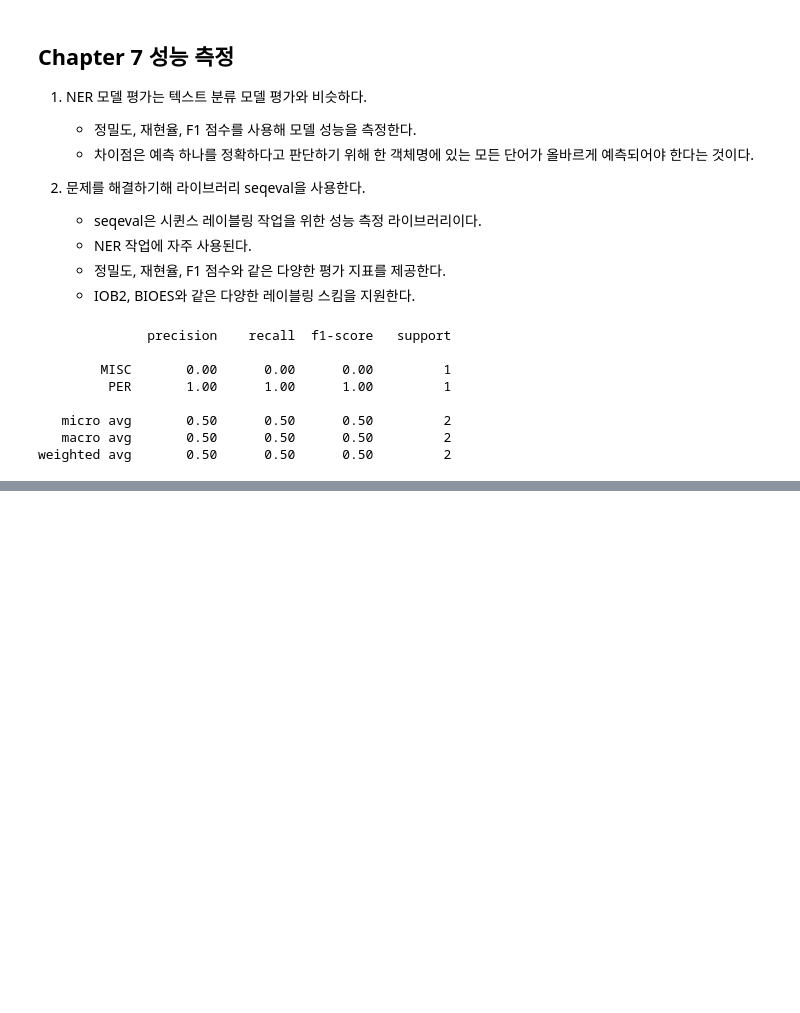
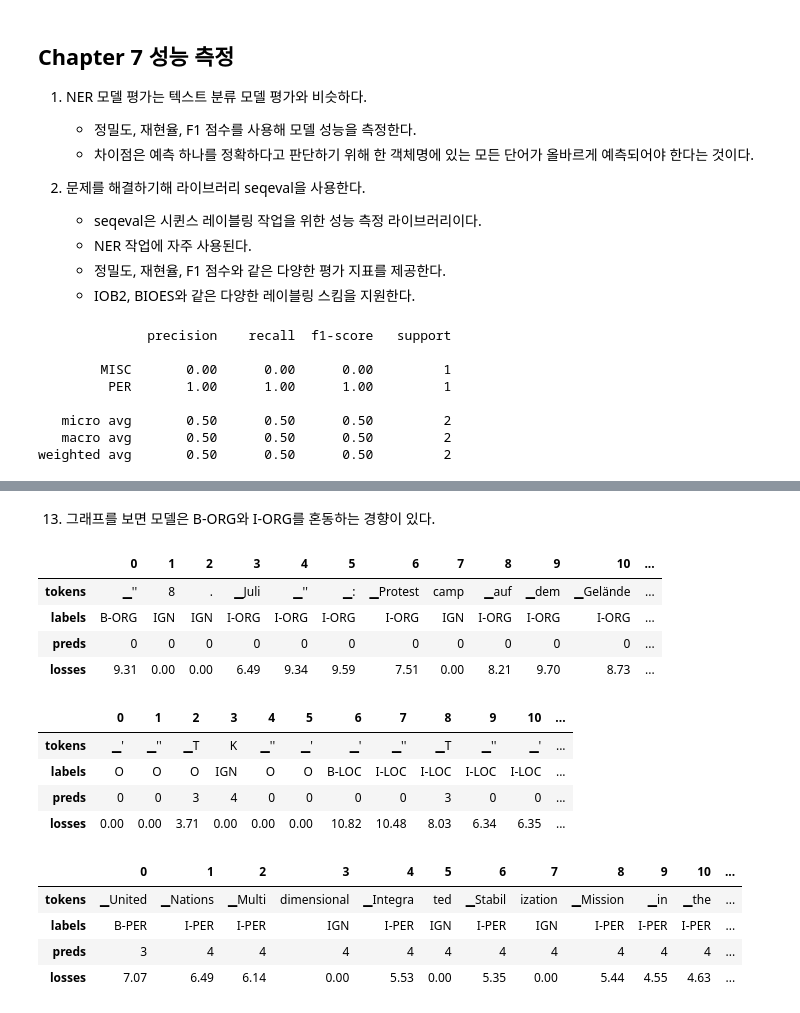
Before and after one commit to redinbluesky/nlp-with-transformers, a Jupyter notebook: 04-다중_언어_개체명_인식.ipynb, the cells around one changed output, grey strips where cells are left out. Cells and saved outputs as stored; diff of their text form; code cells hidden in the pictures; blank space fills up the shorter version.

```diff
--- a/04-다중_언어_개체명_인식.ipynb
+++ b/04-다중_언어_개체명_인식.ipynb
@@ -707,0 +776,4 @@ def align_predictions(predictions, label_ids):
+# %%
+# 훈련 루프를 실행하고 허브에 최종 모델을 업로드한다.
+trainer.train()
+trainer.push_to_hub(commit_message="Fine-tuned XLM-Roberta on PAN-X German dataset Training complete")
@@ -707,0 +872,21 @@ def align_predictions(predictions, label_ids):
+# %%
+index2tag = {idx: tag for idx, tag in enumerate(tags.names)}
+tag2index = {tag: idx for idx, tag in enumerate(tags.names)}
+
+index2tag[-100] = "IGN"
+tag2index["IGN"] = -100
+print(index2tag)
+print(tag2index)
+print( df["predicted_label"])
+print(index2tag[4])
+
+df["input_tokens"] = df["input_ids"].apply(
+    lambda x: xlmr_tokenizer.convert_ids_to_tokens(x))
+
+df["labels"] = df["labels"].apply( lambda x: [index2tag[i] for i in x])
+
+df['loss'] = df.apply(
+    lambda x: x['loss'][:len(x['input_ids'])], axis=1)
+df['predicted_label'] = df.apply(
+    lambda x: x['predicted_label'][:len(x['input_ids'])], axis=1)
+df.head(1)
@@ -707,0 +969,2 @@ def align_predictions(predictions, label_ids):
+# %% [markdown]
+13. 그래프를 보면 모델은 B-ORG와 I-ORG를 혼동하는 경향이 있다.
@@ -707,0 +982,35 @@ def align_predictions(predictions, label_ids):
+# %%
+def get_samples(df):
+    for _, row in df.iterrows():
+        labels, preds, tokens, losses = [], [], [], []
+        for i, mask in enumerate(row["attention_mask"]):
+            if i not in {0, len(row["attention_mask"])}:
+                labels.append(row["labels"][i])
+                preds.append(row["predicted_label"][i])
+                tokens.append(row["input_tokens"][i])
+                losses.append(f"{row['loss'][i]:.2f}")
+        df_tmp = pd.DataFrame({"tokens": tokens, "labels": labels,
+                               "preds": preds, "losses": losses}).T
+        yield df_tmp
+
+df["total_loss"] = df["loss"].apply(sum)
+df_tmp = df.sort_values(by="total_loss", ascending=False).head(3)
+
+for sample in get_samples(df_tmp):
+    display(sample)
+# %% [output]
+|  | 0 | 1 | 2 | 3 | 4 | 5 | 6 | 7 | 8 | 9 | 10 | ... |
+| tokens | ▁'' | 8 | . | ▁Juli | ▁'' | ▁: | ▁Protest | camp | ▁auf | ▁dem | ▁Gelände | ... |
+| labels | B-ORG | IGN | IGN | I-ORG | I-ORG | I-ORG | I-ORG | IGN | I-ORG | I-ORG | I-ORG | ... |
+| preds | 0 | 0 | 0 | 0 | 0 | 0 | 0 | 0 | 0 | 0 | 0 | ... |
+| losses | 9.31 | 0.00 | 0.00 | 6.49 | 9.34 | 9.59 | 7.51 | 0.00 | 8.21 | 9.70 | 8.73 | ... |
+|  | 0 | 1 | 2 | 3 | 4 | 5 | 6 | 7 | 8 | 9 | 10 | ... |
+| tokens | ▁' | ▁'' | ▁Τ | Κ | ▁'' | ▁' | ▁' | ▁'' | ▁T | ▁'' | ▁' | ... |
+| labels | O | O | O | IGN | O | O | B-LOC | I-LOC | I-LOC | I-LOC | I-LOC | ... |
+| preds | 0 | 0 | 3 | 4 | 0 | 0 | 0 | 0 | 3 | 0 | 0 | ... |
+| losses | 0.00 | 0.00 | 3.71 | 0.00 | 0.00 | 0.00 | 10.82 | 10.48 | 8.03 | 6.34 | 6.35 | ... |
+|  | 0 | 1 | 2 | 3 | 4 | 5 | 6 | 7 | 8 | 9 | 10 | ... |
+| tokens | ▁United | ▁Nations | ▁Multi | dimensional | ▁Integra | ted | ▁Stabil | ization | ▁Mission | ▁in | ▁the | ... |
+| labels | B-PER | I-PER | I-PER | IGN | I-PER | IGN | I-PER | IGN | I-PER | I-PER | I-PER | ... |
+| preds | 3 | 4 | 4 | 4 | 4 | 4 | 4 | 4 | 4 | 4 | 4 | ... |
+| losses | 7.07 | 6.49 | 6.14 | 0.00 | 5.53 | 0.00 | 5.35 | 0.00 | 5.44 | 4.55 | 4.63 | ... |
```
Also changed, not shown: parts of 28 cells of this notebook.
